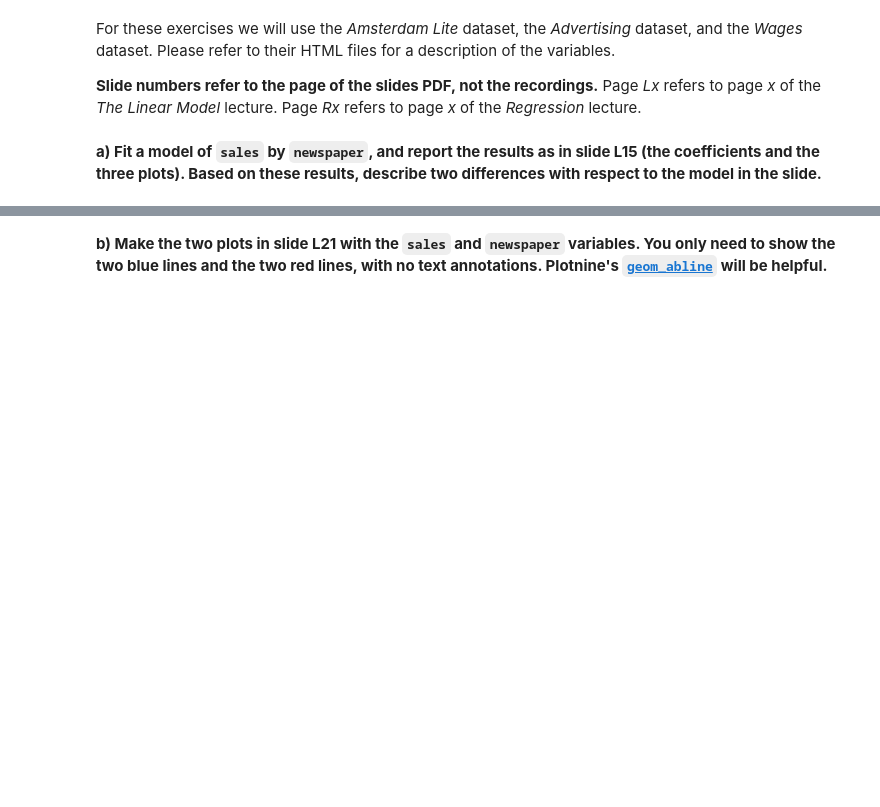
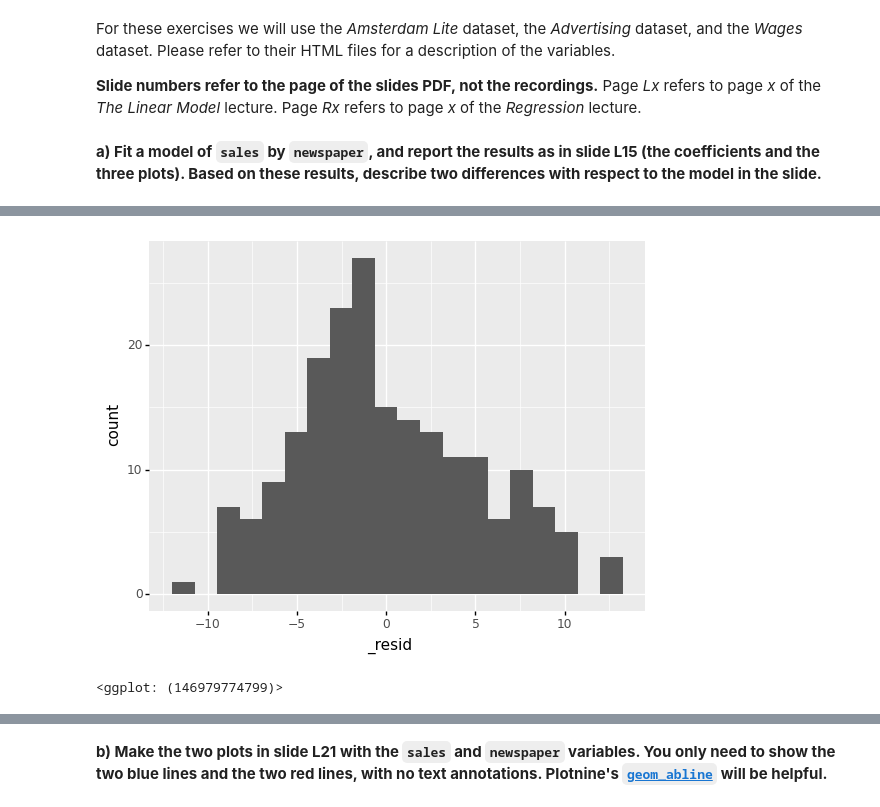
Before and after one commit to Gogonemnem/tu-delft-assignments, a Jupyter notebook: assignment4/regression.exercises_b.ipynb, the cells around one changed output, grey strips where cells are left out. Drawn from its saved outputs; the diff is of its cells as text; code cells hidden in the pictures; blank space fills up the shorter version.

```diff
--- a/assignment4/regression.exercises_b.ipynb
+++ b/assignment4/regression.exercises_b.ipynb
@@ -33,0 +67,6 @@ wage = pd.read_csv('wages.csv')
+# %%
+ggplot(d, aes('_resid')) +\
+    geom_histogram(bins=20)
+# %% [output]
+[figure, added]
+<ggplot: (146979774799)>
```
Also changed, not shown: parts of 13 cells of this notebook, 1 other file.
